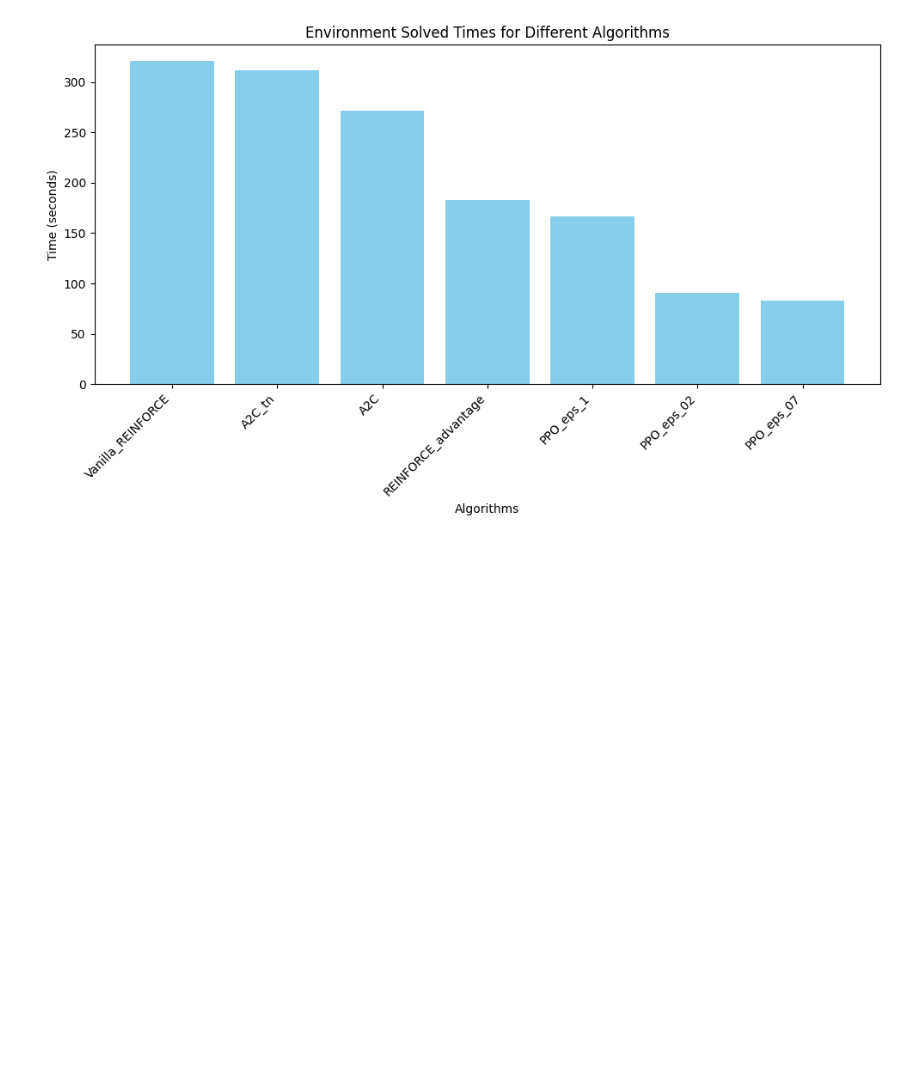
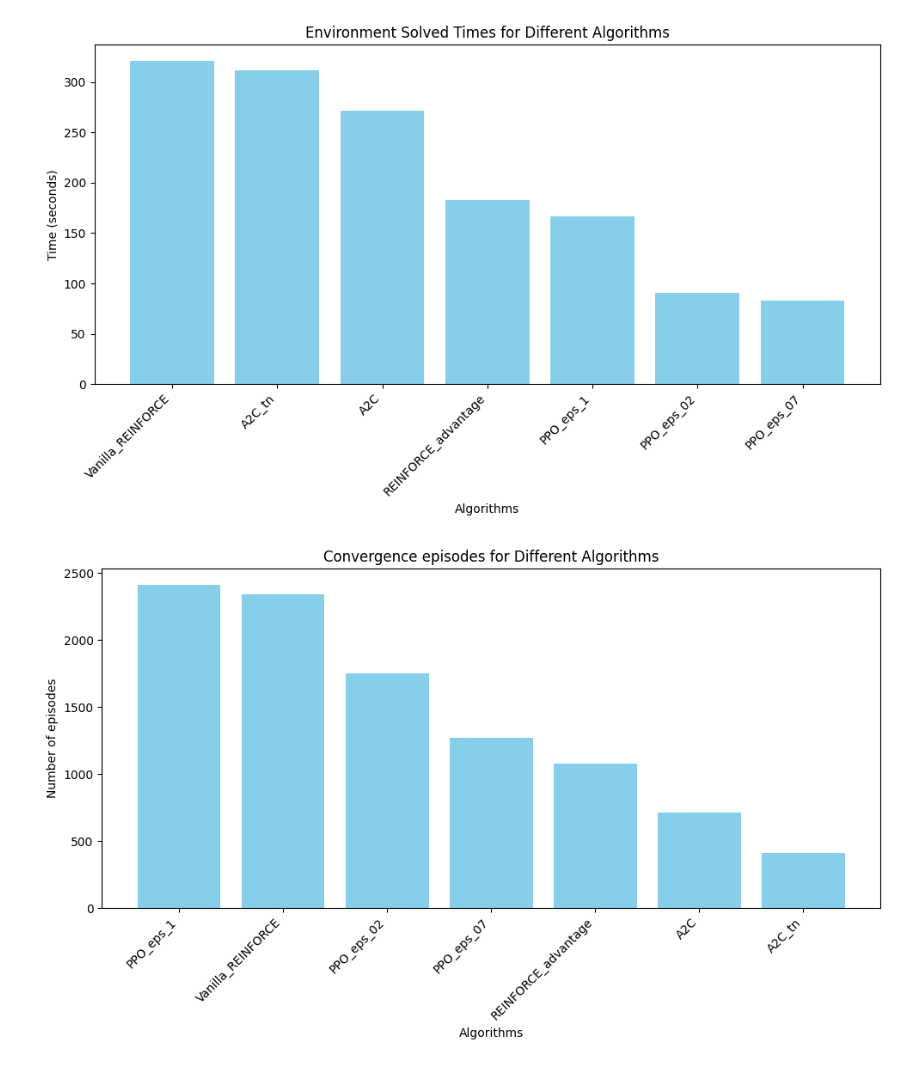
Before and after one commit to git-marco00/reinforcement_learning, a Jupyter notebook: PGO/agents/my_utils/plots.ipynb, the cells around one changed output. Cells and saved outputs as stored; diff of their text form; code cells hidden in the pictures; blank space fills up the shorter version.

Commit message:
plots

```diff
--- a/PGO/agents/my_utils/plots.ipynb
+++ b/PGO/agents/my_utils/plots.ipynb
@@ -8,6 +8,26 @@ solved_times = {
     "PPO_eps_07": 83,
     "PPO_eps_1": 167
 }
+
+episodes = {
+    "Vanilla_REINFORCE": 234*10,
+    "REINFORCE_advantage": 108*10,
+    "A2C": 714,
+    "A2C_tn": 410,
+    "PPO_eps_02": 1750,
+    "PPO_eps_07": 1270,
+    "PPO_eps_1": 2411
+}
+
+opt_steps = {
+    "Vanilla_REINFORCE": 234,
+    "REINFORCE_advantage": 108,
+    "A2C": 714*400/5,
+    "A2C_tn": 410*400/5,
+    "PPO_eps_02": 511,
+    "PPO_eps_07": 425,
+    "PPO_eps_1": 711
+}
 # %%
 from matplotlib import pyplot as plt
 
@@ -35,3 +55,30 @@ plt.tight_layout()
 plt.show()
 # %% [output]
 [figure]
+# %%
+from matplotlib import pyplot as plt
+
+# Order the dictionary by values (solved times) in descending order
+ordered_solved_times = dict(sorted(episodes.items(), key=lambda x: x[1], reverse=True))
+
+# Extract the keys and values
+algorithms = list(ordered_solved_times.keys())
+times = list(ordered_solved_times.values())
+
+# Create the bar chart
+plt.figure(figsize=(10, 6))
+plt.bar(algorithms, times, color='skyblue')
+
+# Add title and labels
+plt.title('Convergence episodes for Different Algorithms')
+plt.xlabel('Algorithms')
+plt.ylabel('Number of episodes')
+
+# Rotate x-axis labels for better readability
+plt.xticks(rotation=45, ha='right')
+
+# Display the plot
+plt.tight_layout()
+plt.show()
+# %% [output]
+[figure, added]
```
Also changed, not shown: parts of 2 cells of this notebook, 4 other files.
